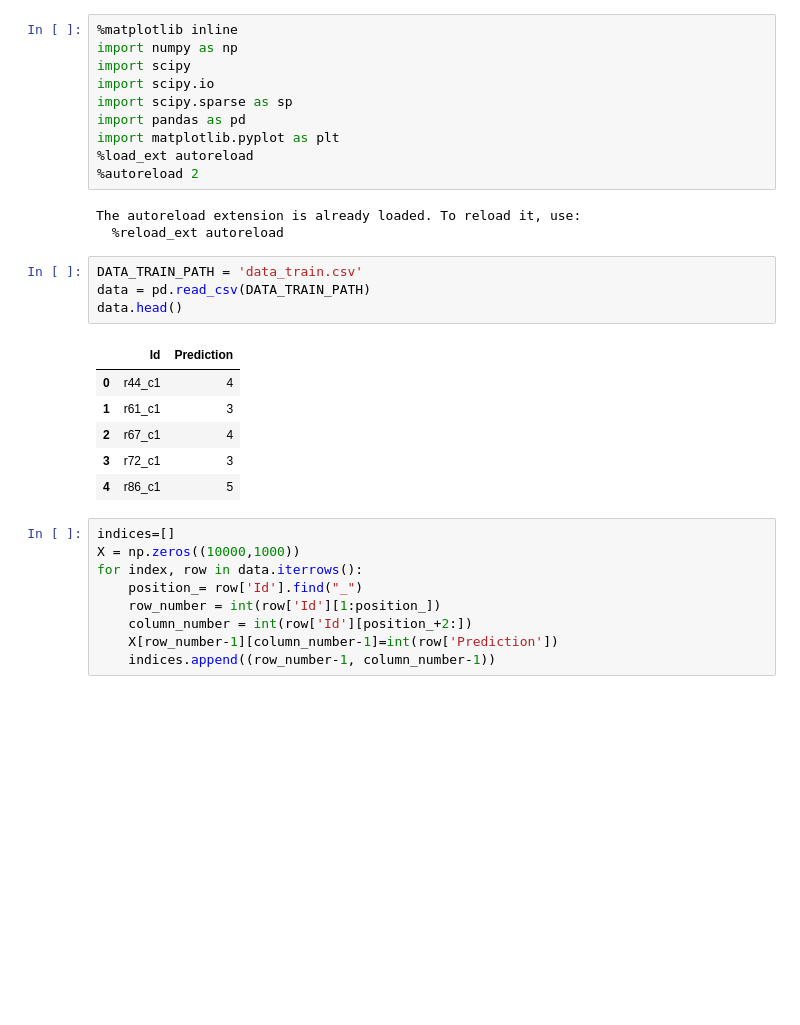
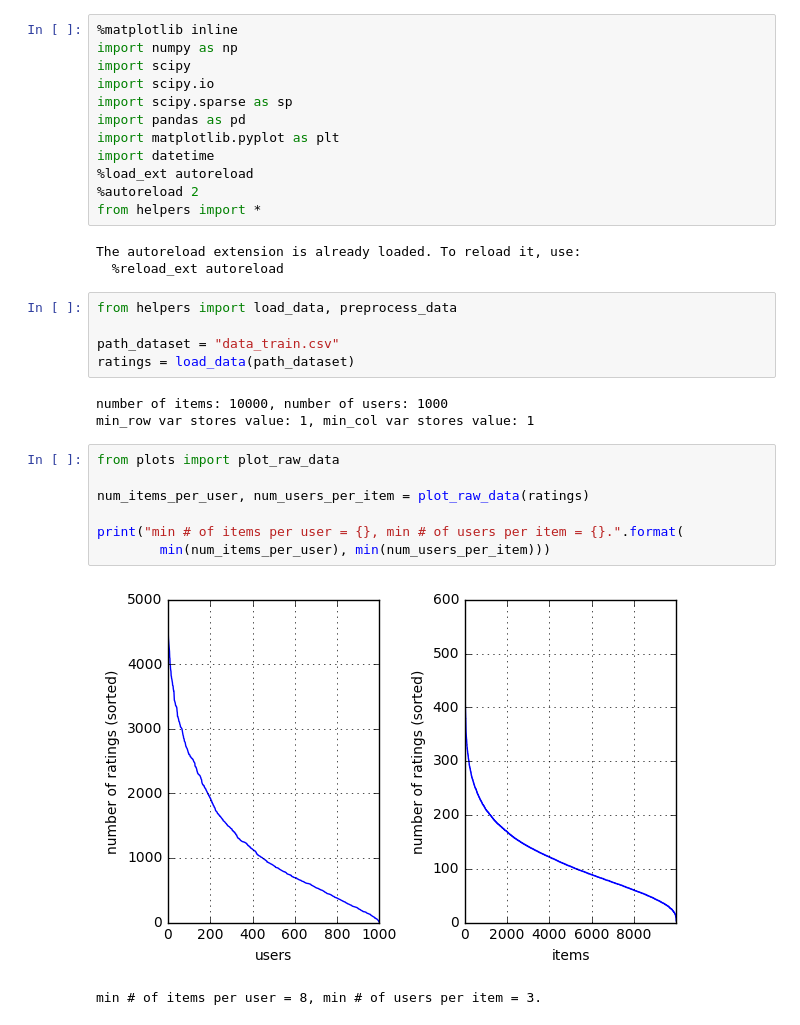
Before and after one commit to pawello3/PCML_Project_2, a Jupyter notebook: project_recommender_system/Main.ipynb, the cells around one changed output. Drawn from its saved outputs; the diff is of its cells as text; blank space fills up the shorter version.

```diff
--- a/project_recommender_system/Main.ipynb
+++ b/project_recommender_system/Main.ipynb
@@ -6,28 +6,28 @@ import scipy.io
 import scipy.sparse as sp
 import pandas as pd
 import matplotlib.pyplot as plt
+import datetime
 %load_ext autoreload
 %autoreload 2
+from helpers import *
 # %% [output]
 The autoreload extension is already loaded. To reload it, use:
   %reload_ext autoreload
-# %%
-DATA_TRAIN_PATH = 'data_train.csv'
-data = pd.read_csv(DATA_TRAIN_PATH)
-data.head()
-# %% [output]
-|  | Id | Prediction |
-| 0 | r44_c1 | 4 |
-| 1 | r61_c1 | 3 |
-| 2 | r67_c1 | 4 |
-| 3 | r72_c1 | 3 |
-| 4 | r86_c1 | 5 |
-# %%
-indices=[]
-X = np.zeros((10000,1000))
-for index, row in data.iterrows():
-    position_= row['Id'].find("_")
-    row_number = int(row['Id'][1:position_])
-    column_number = int(row['Id'][position_+2:])
-    X[row_number-1][column_number-1]=int(row['Prediction'])
-    indices.append((row_number-1, column_number-1))
+# %%
+from helpers import load_data, preprocess_data
+
+path_dataset = "data_train.csv"
+ratings = load_data(path_dataset)
+# %% [output]
+number of items: 10000, number of users: 1000
+min_row var stores value: 1, min_col var stores value: 1
+# %%
+from plots import plot_raw_data
+
+num_items_per_user, num_users_per_item = plot_raw_data(ratings)
+
+print("min # of items per user = {}, min # of users per item = {}.".format(
+        min(num_items_per_user), min(num_users_per_item)))
+# %% [output]
+[figure, added]
+min # of items per user = 8, min # of users per item = 3.
```
Also changed, not shown: parts of 24 cells of this notebook, 2 other files.
